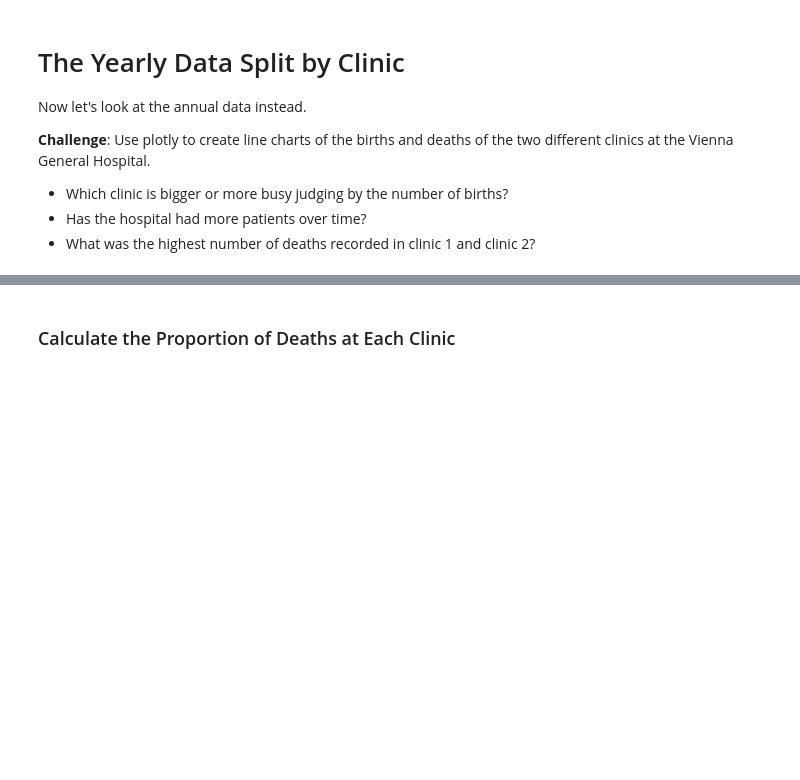
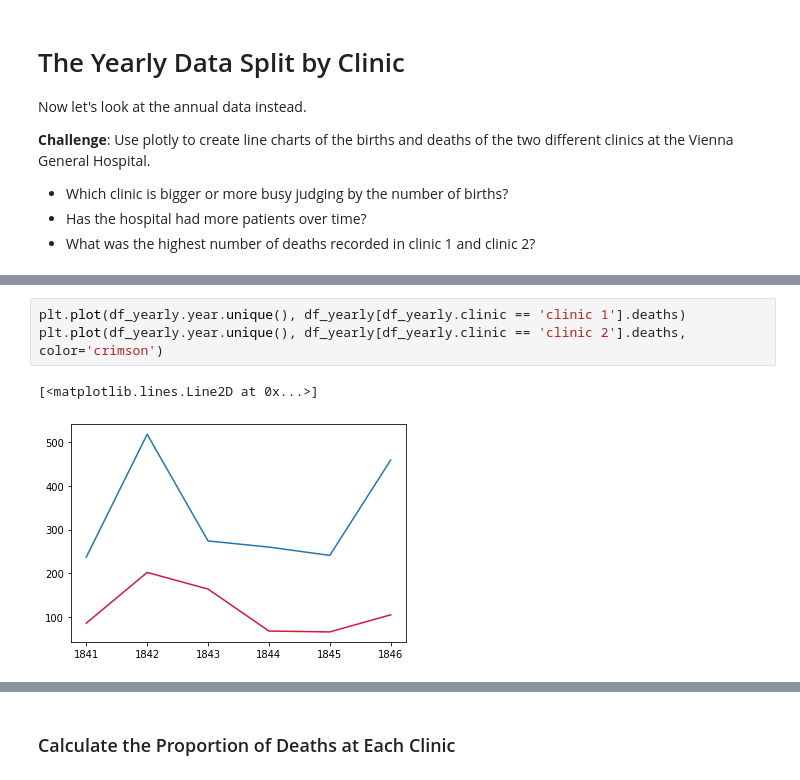
Before and after one commit to halilcodes/benefits-of-handwashing, a Jupyter notebook: Dr_Semmelweis_Handwashing_Discovery_(start).ipynb, the cells around one changed output, grey strips where cells are left out. Drawn from its saved outputs; the diff is of its cells as text; blank space fills up the shorter version.

```diff
--- a/Dr_Semmelweis_Handwashing_Discovery_(start).ipynb
+++ b/Dr_Semmelweis_Handwashing_Discovery_(start).ipynb
@@ -216,0 +239,6 @@ Now let's look at the annual data instead.
+# %%
+plt.plot(df_yearly.year.unique(), df_yearly[df_yearly.clinic == 'clinic 1'].deaths)
+plt.plot(df_yearly.year.unique(), df_yearly[df_yearly.clinic == 'clinic 2'].deaths, color='crimson')
+# %% [output]
+[<matplotlib.lines.Line2D at 0x...>]
+[figure, added]
```
Also changed, not shown: parts of 6 cells of this notebook.
